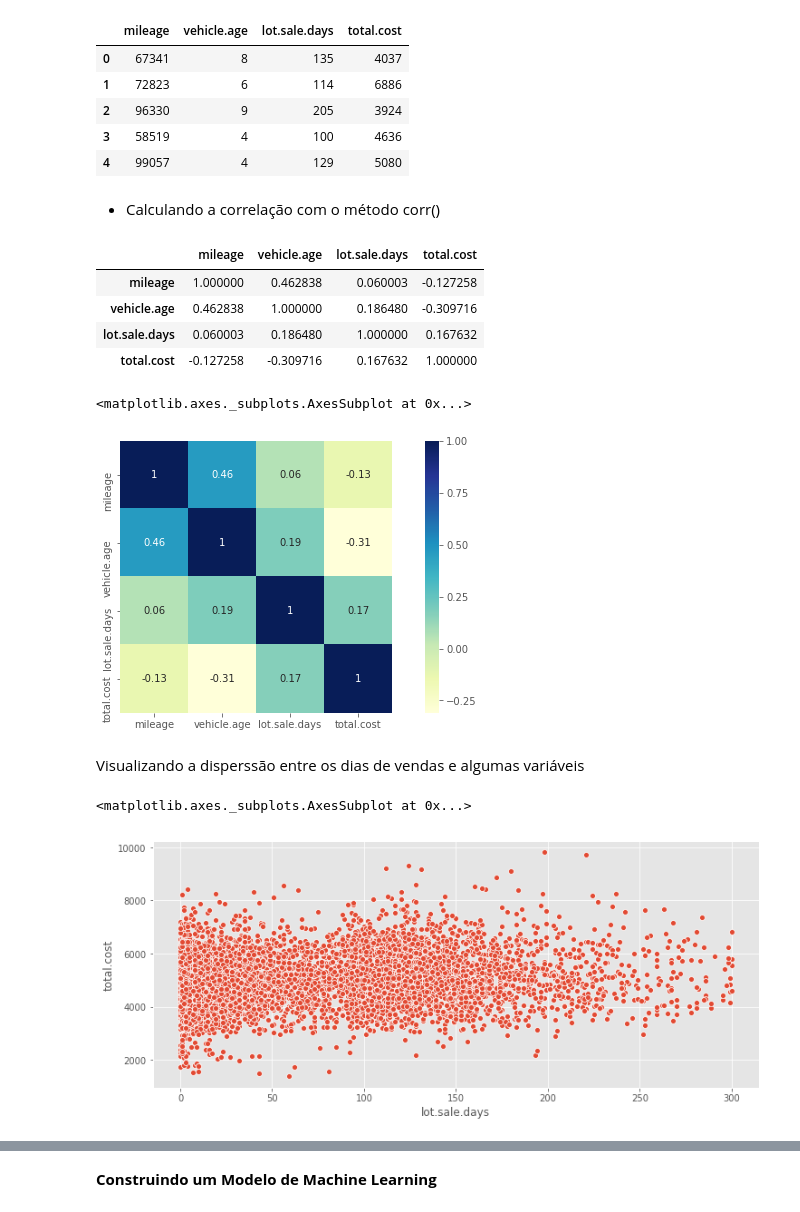
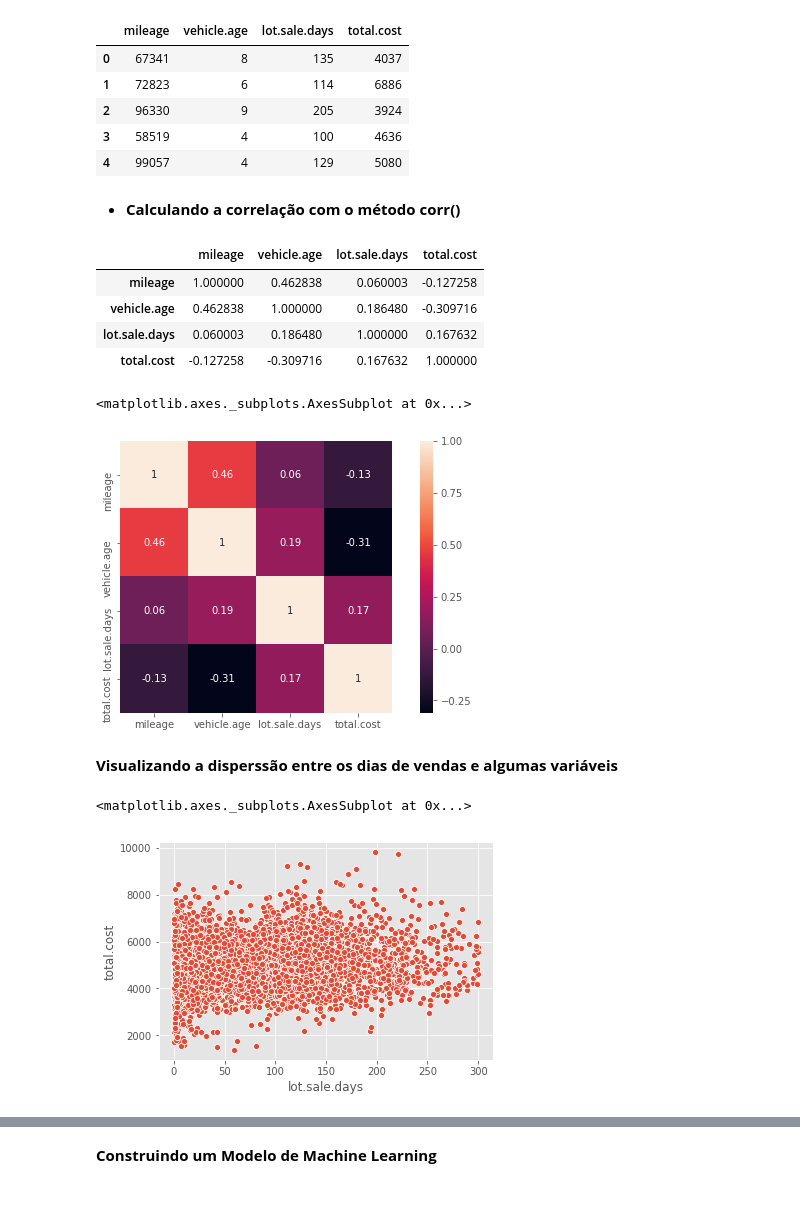
Before and after one commit to nilsoncunha/portfolio, a Jupyter notebook: Variados/Minerando.ipynb, the cells around one changed output, grey strips where cells are left out. Drawn from its saved outputs; the diff is of its cells as text; code cells hidden in the pictures.

```diff
--- a/Variados/Minerando.ipynb
+++ b/Variados/Minerando.ipynb
@@ -72,2 +72,2 @@ import matplotlib.pyplot as plt
 # %%
-plt.rcParams['figure.figsize'] = (10,7)
+plt.rcParams['figure.figsize'] = (10,5)
@@ -117,7 +117,7 @@ df[['mileage','vehicle.age','lot.sale.days','total.cost']].head()
 | 3 | 58519 | 4 | 100 | 4636 |
 | 4 | 99057 | 4 | 129 | 5080 |
 # %% [markdown]
-- Calculando a correlação com o método corr()
+- **Calculando a correlação com o método corr()**
 # %%
 df[['mileage','vehicle.age','lot.sale.days','total.cost']].corr()
 # %% [output]
@@ -129,17 +129,18 @@ df[['mileage','vehicle.age','lot.sale.days','total.cost']].corr()
 # %%
 correlacoes = df[['mileage','vehicle.age','lot.sale.days','total.cost']].corr()
 # %%
-sns.heatmap(correlacoes, annot=True, cmap='YlGnBu', square=True)
+sns.heatmap(correlacoes, annot=True, square=True)
+#sns.heatmap(correlacoes, annot=True, cmap='YlGnBu', square=True)
 # %% [output]
 <matplotlib.axes._subplots.AxesSubplot at 0x...>
-[figure, old version]
+[figure, new version]
 # %% [markdown]
-Visualizando a disperssão entre os dias de vendas e algumas variáveis
+**Visualizando a disperssão entre os dias de vendas e algumas variáveis**
 # %%
 sns.scatterplot(x='lot.sale.days', y='total.cost', data=df)
 # %% [output]
 <matplotlib.axes._subplots.AxesSubplot at 0x...>
-[figure, old version]
+[figure, new version]
 # %%
 sns.scatterplot(x='lot.sale.days', y='mileage', data=df, color='green')
 # %% [output]
```
Also changed, not shown: parts of 69 cells of this notebook.
